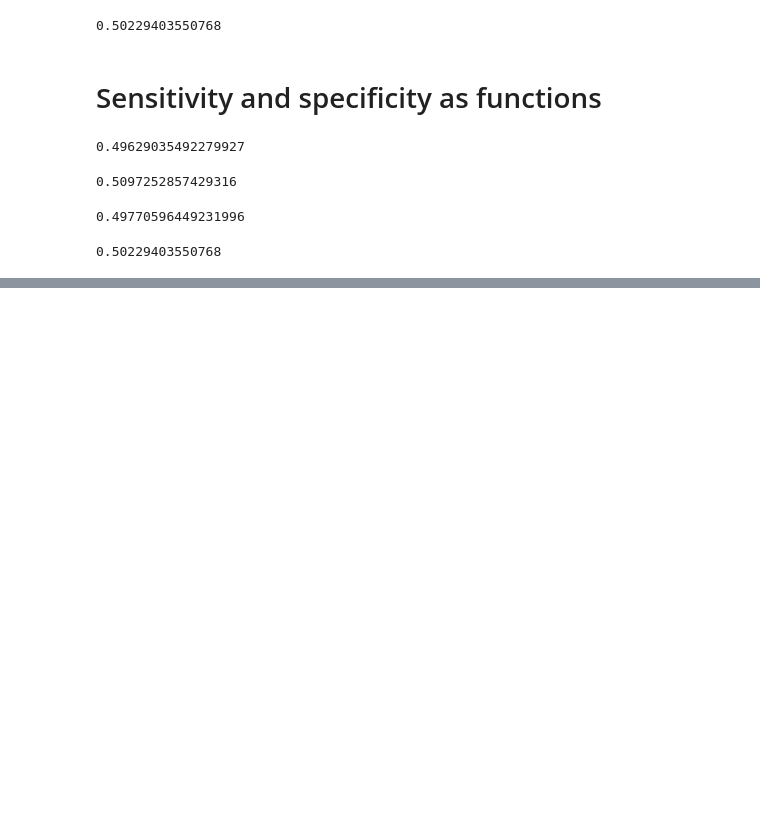
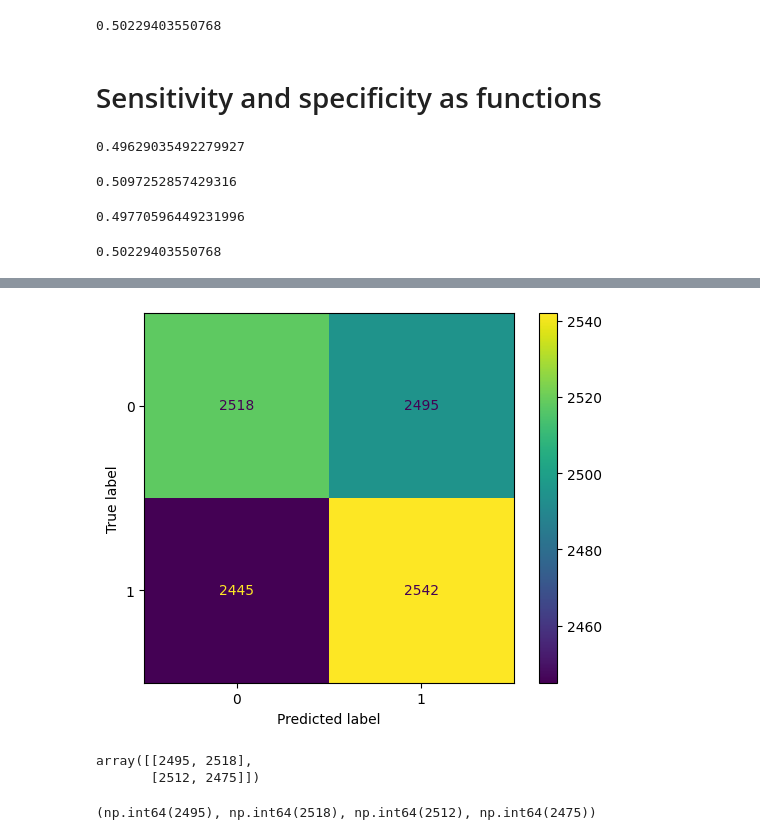
Before and after one commit to SabirovVladimir/AB-test, a Jupyter notebook: AB_tests_covid.ipynb, the cells around one changed output, grey strips where cells are left out. Drawn from its saved outputs; the diff is of its cells as text; code cells hidden in the pictures; blank space fills up the shorter version.

```diff
--- a/AB_tests_covid.ipynb
+++ b/AB_tests_covid.ipynb
@@ -137,0 +147,11 @@ recall_score(ab_test_data['y_true'],ab_test_data['y_pred_2'], pos_label=0)
+# %%
+cm = confusion_matrix(ab_test_data['y_true'], ab_test_data['y_pred_2'])
+disp = ConfusionMatrixDisplay(confusion_matrix=cm)
+disp.plot();
+# %% [output]
+[figure, added]
+# %%
+confusion_matrix(ab_test_data['y_true'], ab_test_data['y_pred_1'])
+# %% [output]
+array([[2495, 2518],
+       [2512, 2475]])
@@ -137,0 +160,4 @@ recall_score(ab_test_data['y_true'],ab_test_data['y_pred_2'], pos_label=0)
+# %%
+tn, fp, fn, tp
+# %% [output]
+(np.int64(2495), np.int64(2518), np.int64(2512), np.int64(2475))
```
Also changed, not shown: parts of 4 cells of this notebook.
